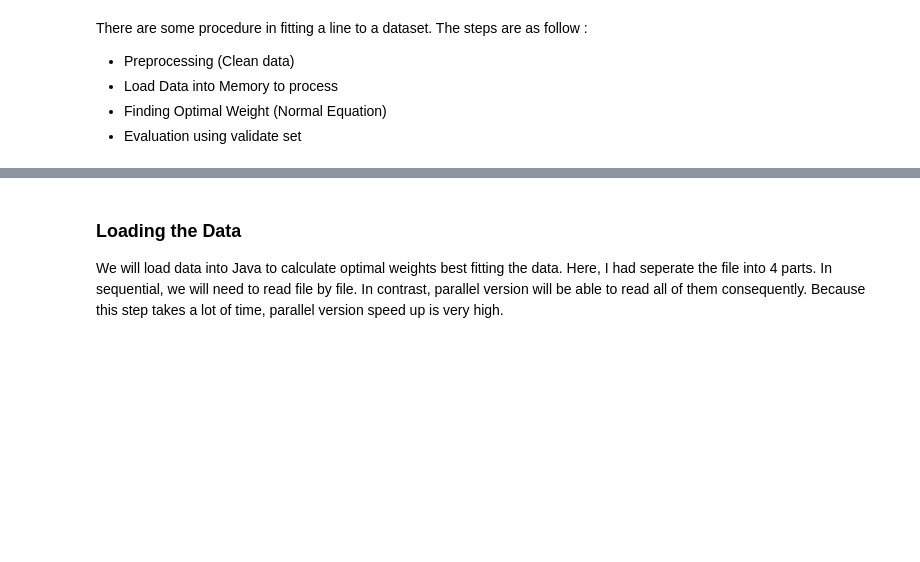
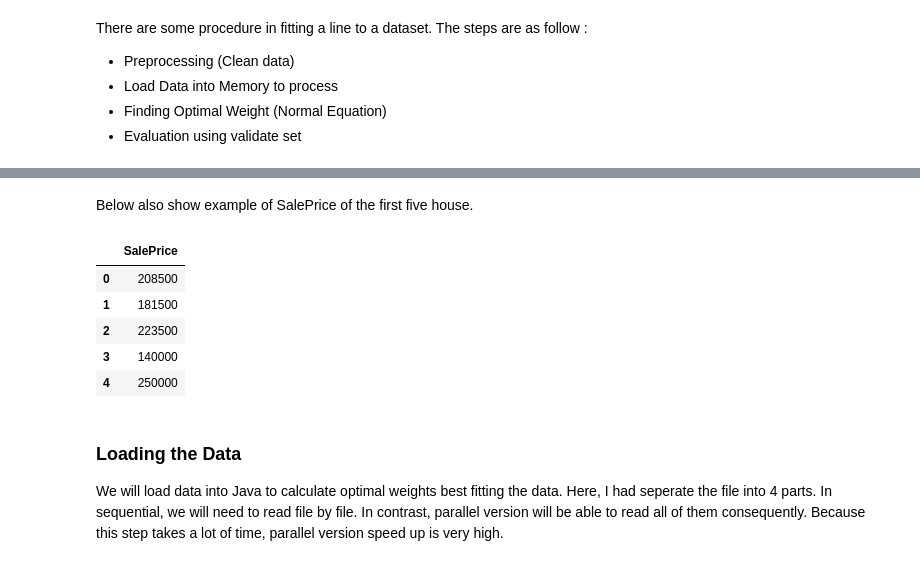
Before and after one commit to Teerapat12/NLPLab, a Jupyter notebook: Linear Regression.ipynb, the cells around one changed output, grey strips where cells are left out. Cells and saved outputs as stored; diff of their text form; code cells hidden in the pictures; blank space fills up the shorter version.

```diff
--- a/Linear Regression.ipynb
+++ b/Linear Regression.ipynb
@@ -35,3 +59,15 @@ Here we need to clean the data. Cleaning data can range from dealing the noise t
+# %% [markdown]
+Below also show example of SalePrice of the first five house.
+# %%
+target = ['SalePrice']
+dataset[target].head(5)
+# %% [output]
+|  | SalePrice |
+| 0 | 208500 |
+| 1 | 181500 |
+| 2 | 223500 |
+| 3 | 140000 |
+| 4 | 250000 |
 # %% [markdown]
 <h3>Loading the Data</h3>
 We will load data into Java to calculate optimal weights best fitting the data. Here, I had seperate the file into 4 parts.
```
Also changed, not shown: parts of 17 cells of this notebook.
